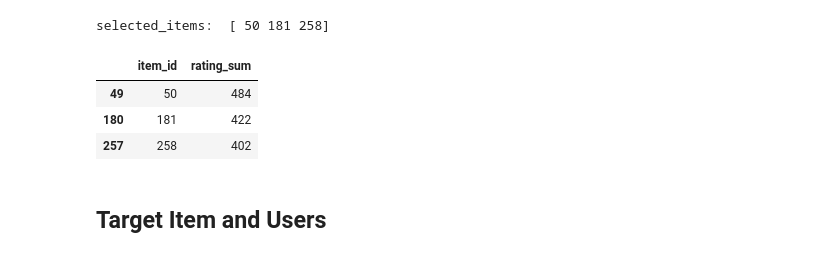
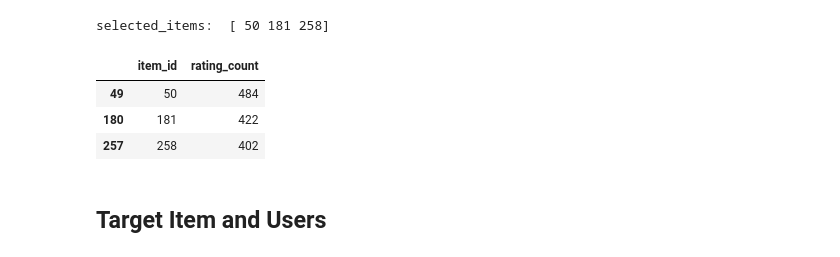
Before and after one commit to azhou5211/Recommender_Systems_and_Attacks, a Jupyter notebook: notebooks/Bandwagon.ipynb, the cells around one changed output. Drawn from its saved outputs; the diff is of its cells as text; code cells hidden in the pictures.

```diff
--- a/notebooks/Bandwagon.ipynb
+++ b/notebooks/Bandwagon.ipynb
@@ -142,9 +160,9 @@ print("selected_items: ", selected_items)
 selected_items:  [ 50 181 258]
 # %%
 trainDf.groupby('item_id', as_index=False).agg(
-    rating_sum= ('rating', 'count')).sort_values('rating_sum', ascending=False).head(NUM_SEL_ITEMS)
+    rating_count= ('rating', 'count')).sort_values('rating_count', ascending=False).head(NUM_SEL_ITEMS)
 # %% [output]
-|  | item_id | rating_sum |
+|  | item_id | rating_count |
 | 49 | 50 | 484 |
 | 180 | 181 | 422 |
 | 257 | 258 | 402 |
```
Also changed, not shown: parts of 36 cells of this notebook.
